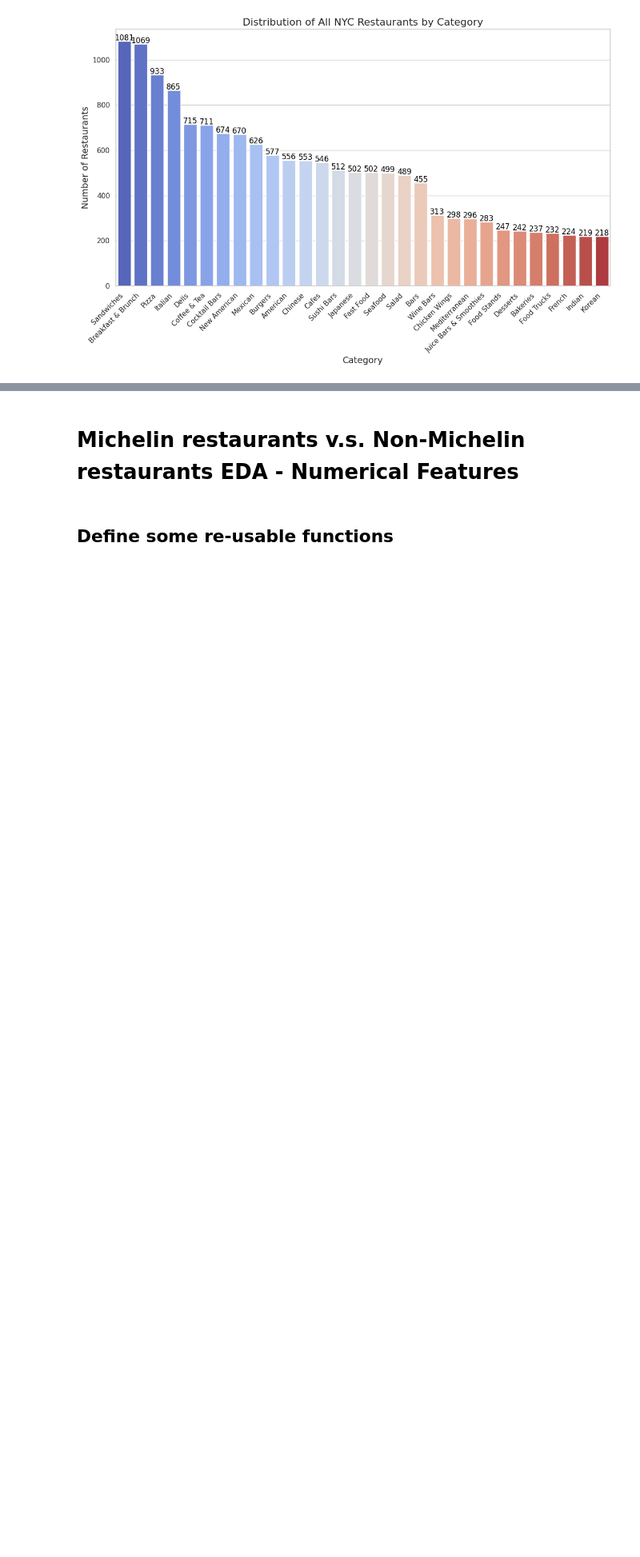
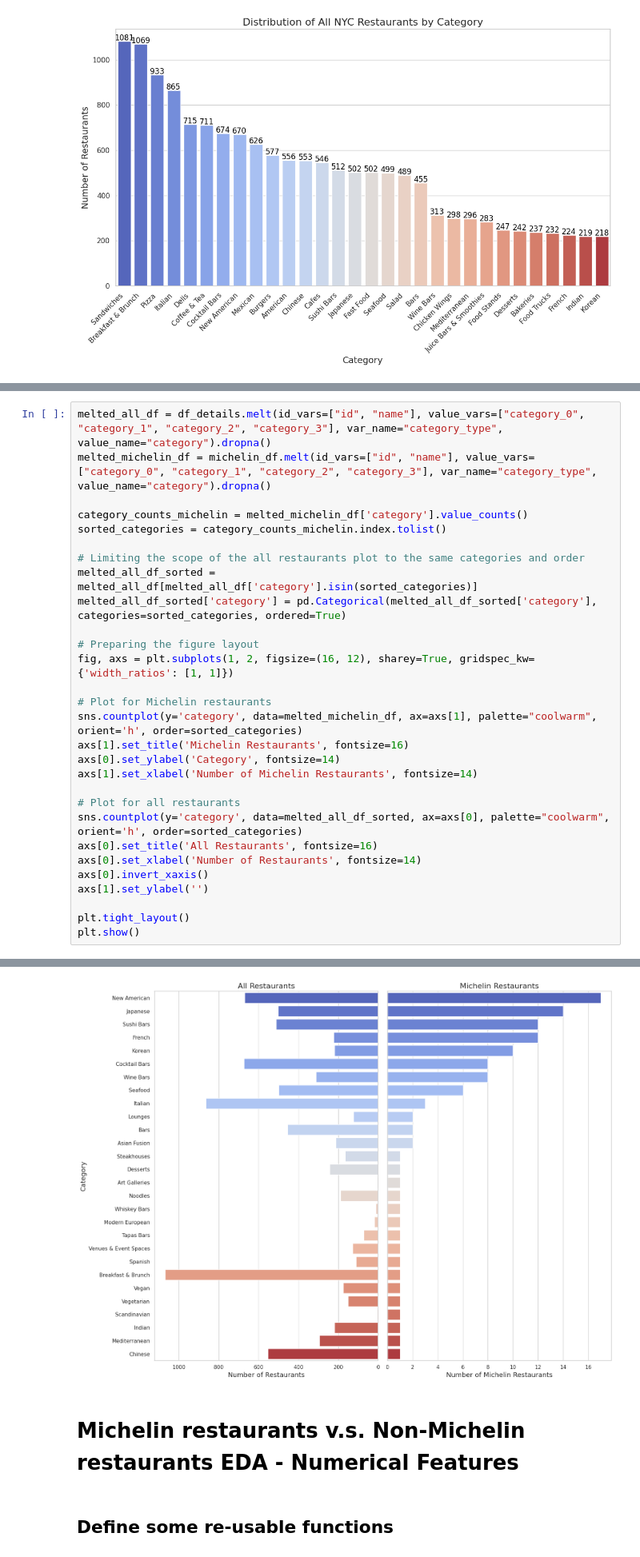
Before and after one commit to mabdullah-nyu/DSGA-1007-Project, a Jupyter notebook: EDA_numerical.ipynb, the cells around one changed output, grey strips where cells are left out. Shown at 80% size. Drawn from its saved outputs; the diff is of its cells as text; blank space fills up the shorter version.

```diff
--- a/EDA_numerical.ipynb
+++ b/EDA_numerical.ipynb
@@ -169,0 +172,30 @@ plt.show()
+# %%
+melted_all_df = df_details.melt(id_vars=["id", "name"], value_vars=["category_0", "category_1", "category_2", "category_3"], var_name="category_type", value_name="category").dropna()
+melted_michelin_df = michelin_df.melt(id_vars=["id", "name"], value_vars=["category_0", "category_1", "category_2", "category_3"], var_name="category_type", value_name="category").dropna()
+
+category_counts_michelin = melted_michelin_df['category'].value_counts()
+sorted_categories = category_counts_michelin.index.tolist()
+
+# Limiting the scope of the all restaurants plot to the same categories and order
+melted_all_df_sorted = melted_all_df[melted_all_df['category'].isin(sorted_categories)]
+melted_all_df_sorted['category'] = pd.Categorical(melted_all_df_sorted['category'], categories=sorted_categories, ordered=True)
+
+# Preparing the figure layout
+fig, axs = plt.subplots(1, 2, figsize=(16, 12), sharey=True, gridspec_kw={'width_ratios': [1, 1]})
+
+# Plot for Michelin restaurants
+sns.countplot(y='category', data=melted_michelin_df, ax=axs[1], palette="coolwarm", orient='h', order=sorted_categories)
+axs[1].set_title('Michelin Restaurants', fontsize=16)
+axs[0].set_ylabel('Category', fontsize=14)
+axs[1].set_xlabel('Number of Michelin Restaurants', fontsize=14)
+
+# Plot for all restaurants
+sns.countplot(y='category', data=melted_all_df_sorted, ax=axs[0], palette="coolwarm", orient='h', order=sorted_categories)
+axs[0].set_title('All Restaurants', fontsize=16)
+axs[0].set_xlabel('Number of Restaurants', fontsize=14)
+axs[0].invert_xaxis()
+axs[1].set_ylabel('')
+
+plt.tight_layout()
+plt.show()
+# %% [output]
@@ -170,3 +215,4 @@ plt.show()
+[figure, added]
 # %% [markdown]
 # Michelin restaurants v.s. Non-Michelin restaurants EDA - Numerical Features
 # %% [markdown]
```
Also changed, not shown: parts of 2 cells of this notebook.
